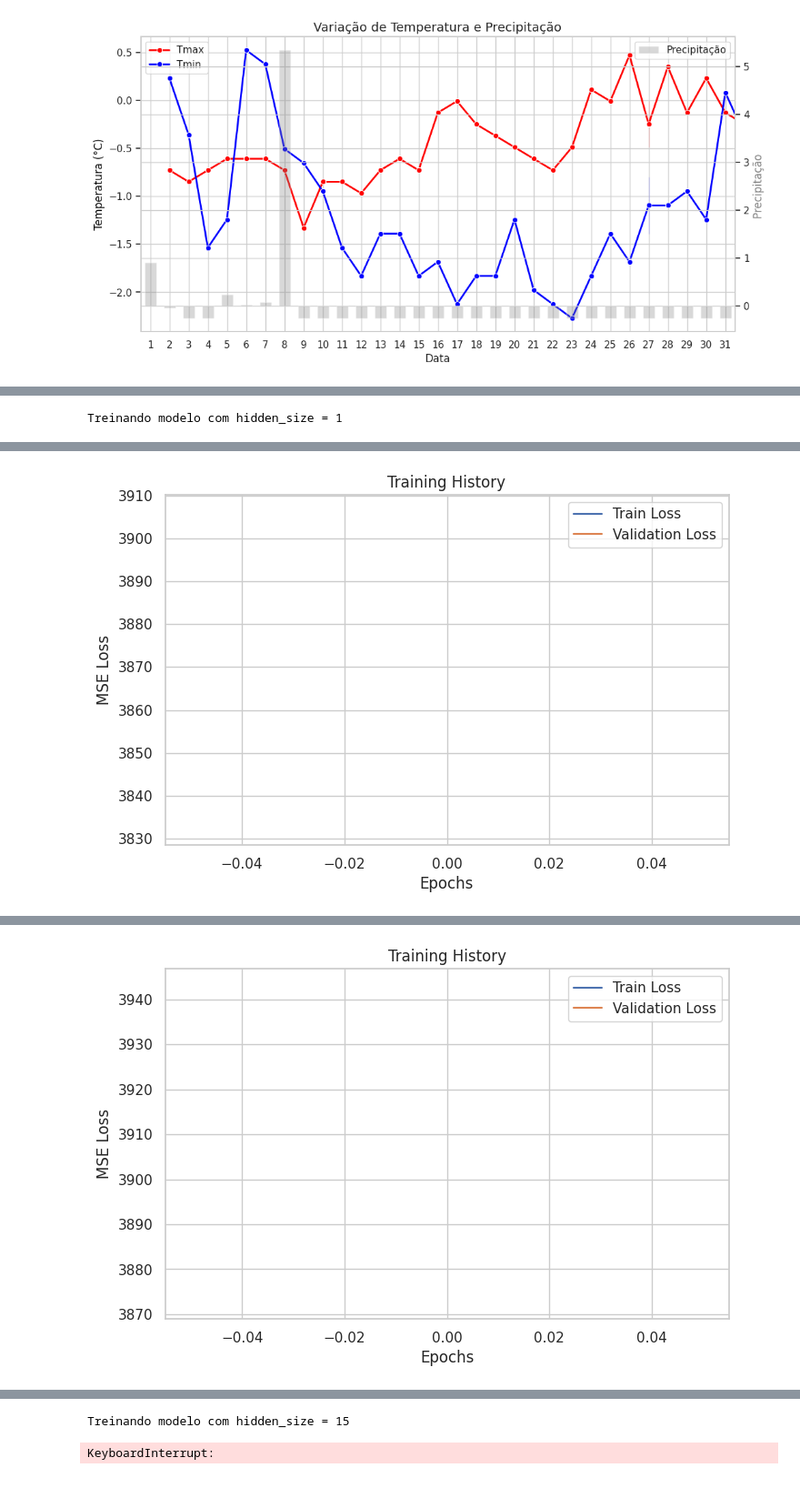
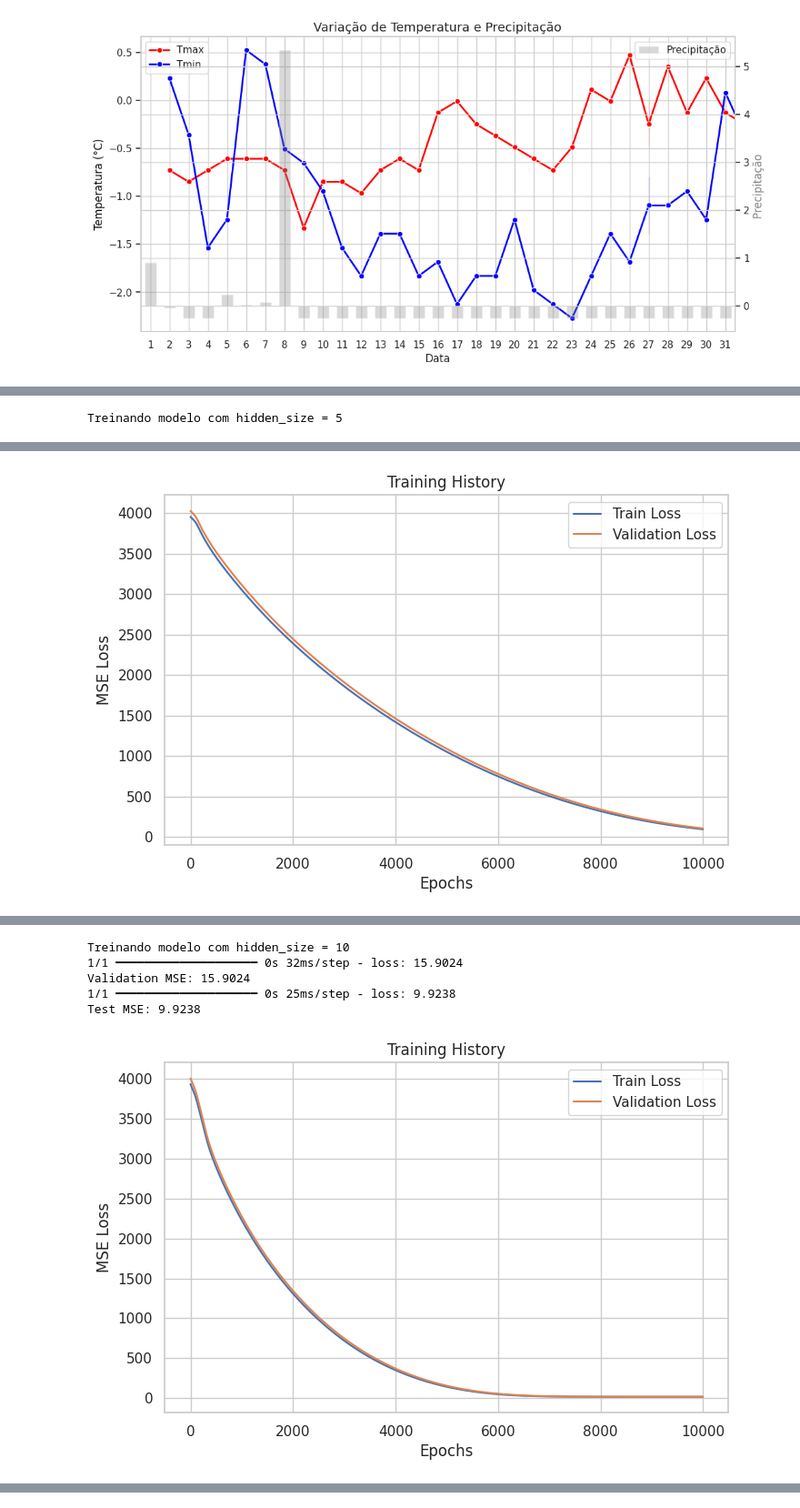
Before and after one commit to sarahmss/IC-2025.1, a Jupyter notebook: Kriging-VSG-RNN/Test00/Orig.ipynb, the cells around one changed output, grey strips where cells are left out. Shown at 91% size. Drawn from its saved outputs; the diff is of its cells as text; code cells hidden in the pictures.

```diff
--- a/Kriging-VSG-RNN/Test00/Orig.ipynb
+++ b/Kriging-VSG-RNN/Test00/Orig.ipynb
@@ -138,5 +148,5 @@ def compile_model(model, epochs=100):
 # %%
-for hidden_size in [1, 5, 10, 15, 20, 25, 30]:
+for hidden_size in [5, 10, 15, 20, 25, 30]:
     print(f"\nTreinando modelo com hidden_size = {hidden_size}")
 
     model = models.Sequential([
@@ -149,6 +159,7 @@ for hidden_size in [1, 5, 10, 15, 20, 25, 30]:
         layers.Dense(1, kernel_regularizer=regularizers.l2(0.01))
     ])
 
-    compile_model(model, epochs=15000)
+    compile_model(model, epochs=10000)
+    model.save(f"content/models/model_{hidden_size}.h5")
 # %% [output]
-Treinando modelo com hidden_size = 1
+Treinando modelo com hidden_size = 5
@@ -159 +171 @@ Test MSE: 3761.9758
-[figure, old version]
+[figure, new version]
@@ -166 +173,6 @@ Test MSE: 3801.8140
+Treinando modelo com hidden_size = 10
+1/1 ━━━━━━━━━━━━━━━━━━━━ 0s 32ms/step - loss: 15.9024
+Validation MSE: 15.9024
+1/1 ━━━━━━━━━━━━━━━━━━━━ 0s 25ms/step - loss: 9.9238
+Test MSE: 9.9238
-[figure, old version]
+[figure, new version]
@@ -174,2 +185,0 @@ Test MSE: 3813.4194
-Treinando modelo com hidden_size = 15
-KeyboardInterrupt:
```
Also changed, not shown: parts of 2 cells of this notebook, 19 other files.
